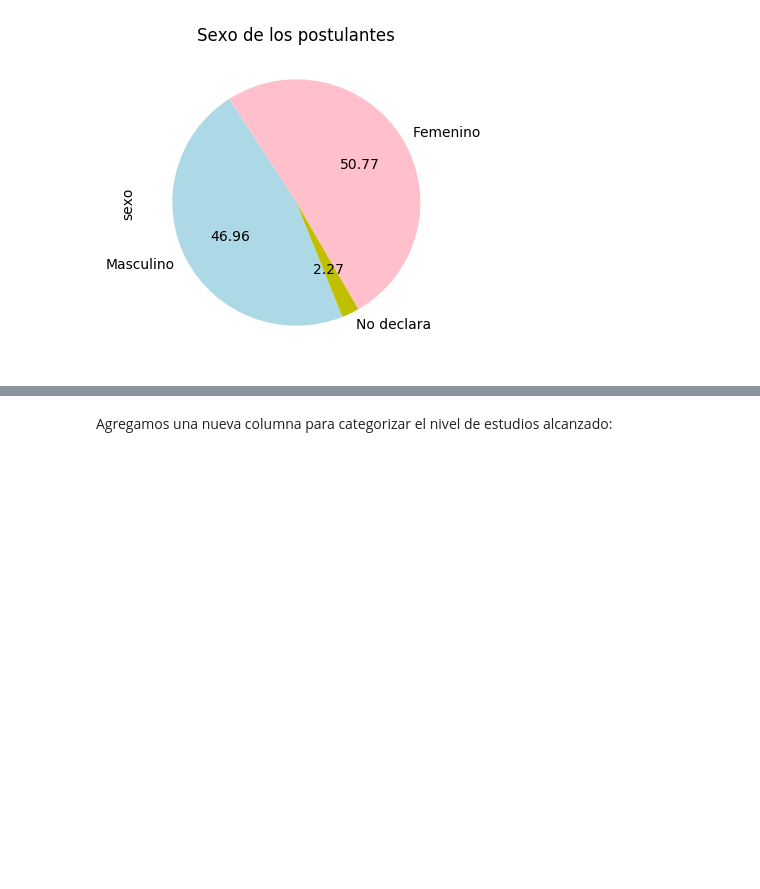
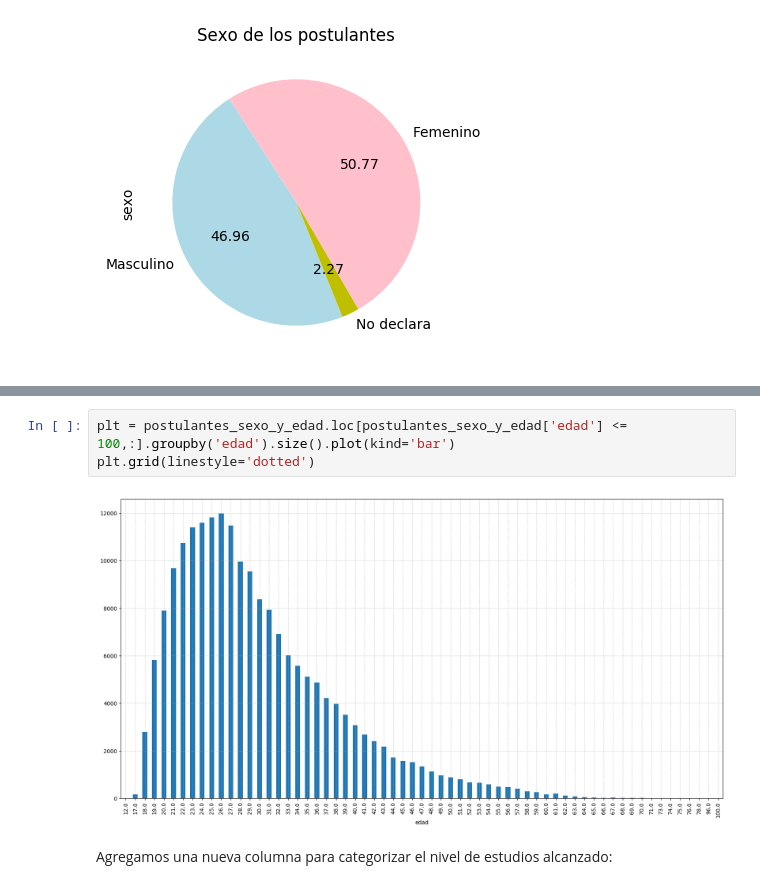
Before and after one commit to tomasBustamante/postulaciones, a Jupyter notebook: Avisos_laborales_y_postulaciones.ipynb, the cells around one changed output, grey strips where cells are left out. Drawn from its saved outputs; the diff is of its cells as text; blank space fills up the shorter version.

```diff
--- a/Avisos_laborales_y_postulaciones.ipynb
+++ b/Avisos_laborales_y_postulaciones.ipynb
@@ -211,3 +227,8 @@ sexo.plot.pie(fontsize=10, figsize=(4, 4), startangle=300, autopct='%.2f',
+# %%
+plt = postulantes_sexo_y_edad.loc[postulantes_sexo_y_edad['edad'] <= 100,:].groupby('edad').size().plot(kind='bar')
+plt.grid(linestyle='dotted')
+# %% [output]
+[figure, added]
 # %% [markdown]
 Agregamos una nueva columna para categorizar el nivel de estudios alcanzado:
 # %%
```
Also changed, not shown: parts of 6 cells of this notebook.
